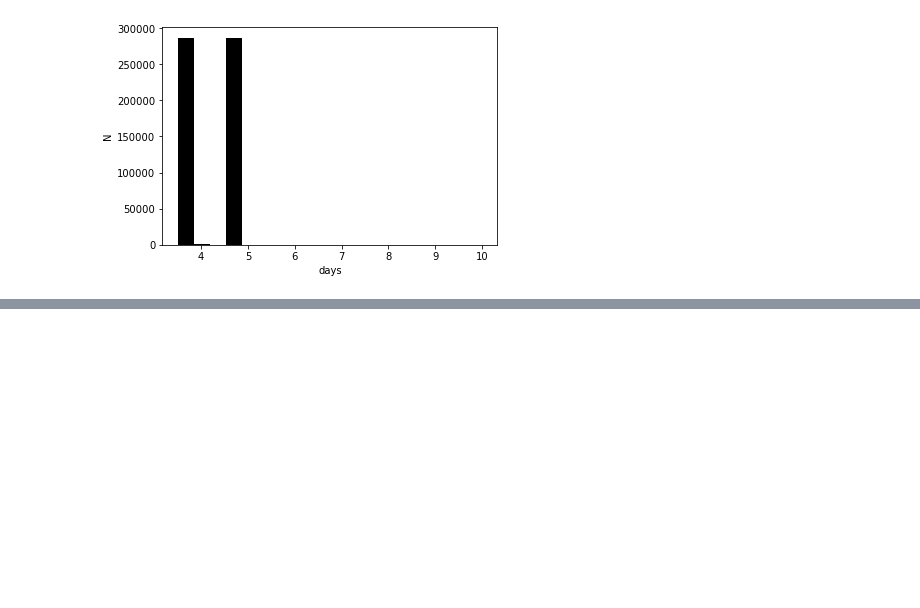
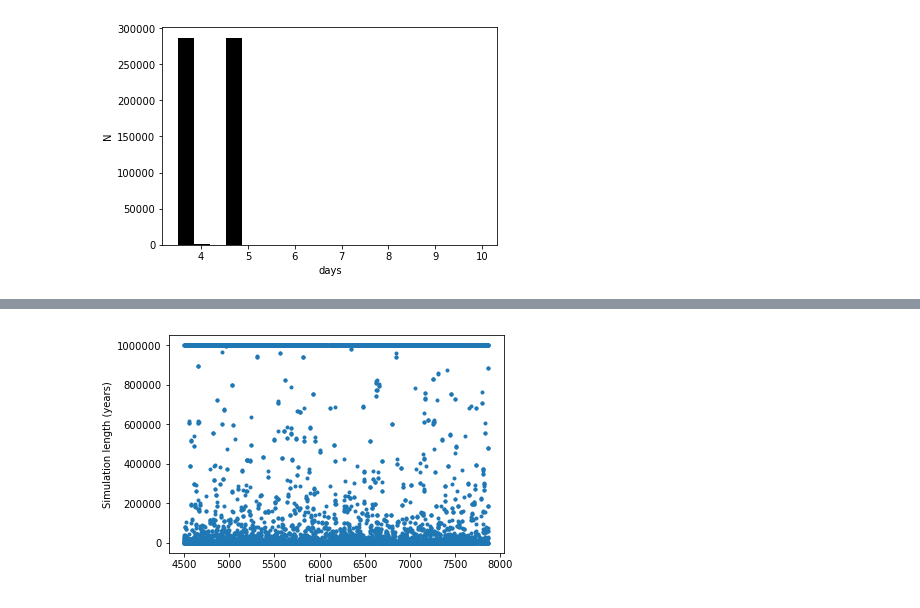
Before and after one commit to jxcbecker/UROP2019-2020, a Jupyter notebook: Tutorials/Plotting/Matplotlib_Tutorial.ipynb, the cells around one changed output, grey strips where cells are left out. Drawn from its saved outputs; the diff is of its cells as text; code cells hidden in the pictures; blank space fills up the shorter version.

```diff
--- a/Tutorials/Plotting/Matplotlib_Tutorial.ipynb
+++ b/Tutorials/Plotting/Matplotlib_Tutorial.ipynb
@@ -260,0 +293,14 @@ plt.show()
+# %%
+# read in the data
+stability_data = pd.read_csv("TESS_system_stability_data.csv")
+
+# plot the data:
+plt.plot(stability_data['trial'], stability_data['End_Time(yrs)'],'.')
+
+# Label the axis
+plt.xlabel("trial number")
+plt.ylabel("Simulation length (years)")
+
+plt.show()
+# %% [output]
+[figure, added]
```
Also changed, not shown: parts of 6 cells of this notebook, 2 other files.
